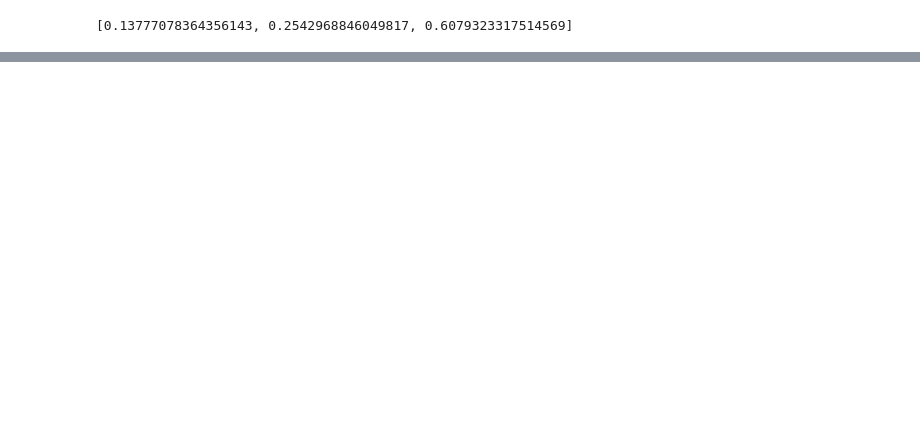
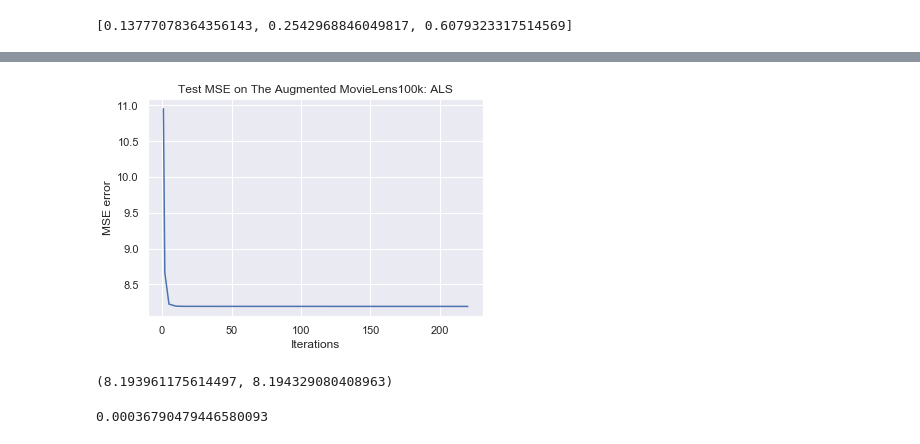
Before and after one commit to DavidTsat/master_thesis_project, a Jupyter notebook: final.ipynb, the cells around one changed output, grey strips where cells are left out. Saved outputs shown, nothing was run; the diff lists cells and outputs as text; code cells hidden in the pictures; blank space fills up the shorter version.

```diff
--- a/final.ipynb
+++ b/final.ipynb
@@ -497,13 +476,13 @@ import numpy as np
 import keras
 
 class DataGenerator(keras.utils.Sequence):
-    def __init__(self, mat, p=0.25, batch_size=128):
+    def __init__(self, mat, batch_size=128):
         '''
         mat is a binary matrix (e.g. positive feedback, or negative feedback)
         '''
-        self.batch_size = batch_size
-        self.mat = mat
-        self.p = p
+        self.batch_size=batch_size
+        self.mat=mat
+        self.p=[0.1, 0.5]
 
     def __len__(self):
         return int(np.floor(self.mat.shape[0] / self.batch_size))
@@ -511,7 +490,7 @@ class DataGenerator(keras.utils.Sequence):
     def gen_item_GAN(self):
         indexes = np.random.randint(self.mat.shape[0], size=self.batch_size)
 
-        mask = (np.random.rand(self.batch_size, self.mat.shape[1]) > self.p)
+        mask = (np.random.rand(self.batch_size, self.mat.shape[1]) > np.random.uniform(self.p[0], self.p[1]))
 
         y = self.mat[indexes]
         X = self.mat[indexes]*mask # corrupting
@@ -728,9 +673,7 @@ lrG = 5e-4
 batch_size = 128
 cuda = True
 epochs = 12
-# device = 5
-# seed = 1
-nz = 8
+nz = 6
 lamba = 1e-3
 # %%
 # networks
@@ -909,7 +853,7 @@ e_mask = torch.Tensor(train_100k == 0).cuda()
 concated = torch.cat((noise, condition), 1)
 fake = netG_neg(e_mask, concated)
 # %%
-fake = (fake > 0.8).cpu().numpy()
+fake = (fake > 0.85).cpu().numpy()
 # %%
 fake.sum()
 # %% [output]
@@ -1274,0 +874,5 @@ get_mse(test_100k, np.matmul(W,H))
+# %%
+mf_aug_als_100k = ExplicitMF(augmented_train_100k, n_factors=10, learning='als',
+                    user_fact_reg=0.1, item_fact_reg=0.1, verbose=True)
+
+mf_aug_als_100k.calculate_learning_curve(iter_array, test_100k)
@@ -1274,0 +897,14 @@ get_mse(test_100k, np.matmul(W,H))
+# %%
+plot_curve(values=mf_aug_als_100k.test_mse, title_name="Test MSE on The Augmented MovieLens100k: ALS", xlabel="Iterations", ylabel="MSE error")
+# %% [output]
+[figure, added]
+# %%
+######################### ACCURACY ##############################
+
+min(mf_aug_als_100k.test_mse), min(mf_als_100k.test_mse)
+# %% [output]
+(8.193961175614497, 8.194329080408963)
+# %%
+min(mf_als_100k.test_mse) - min(mf_aug_als_100k.test_mse)
+# %% [output]
+0.00036790479446580093
```
Also changed, not shown: parts of 75 cells of this notebook.
